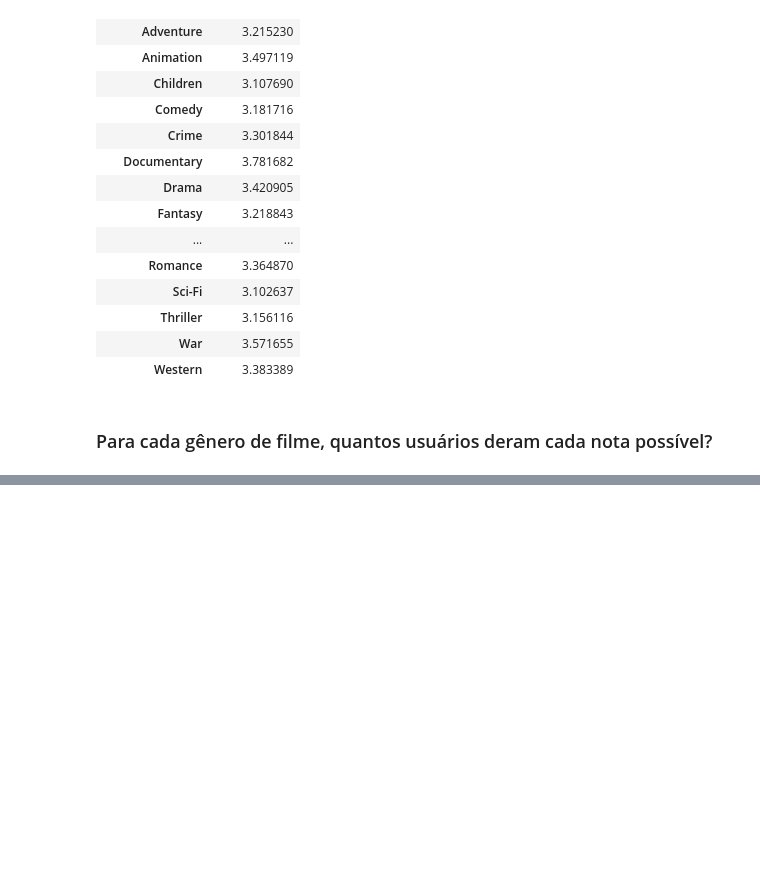
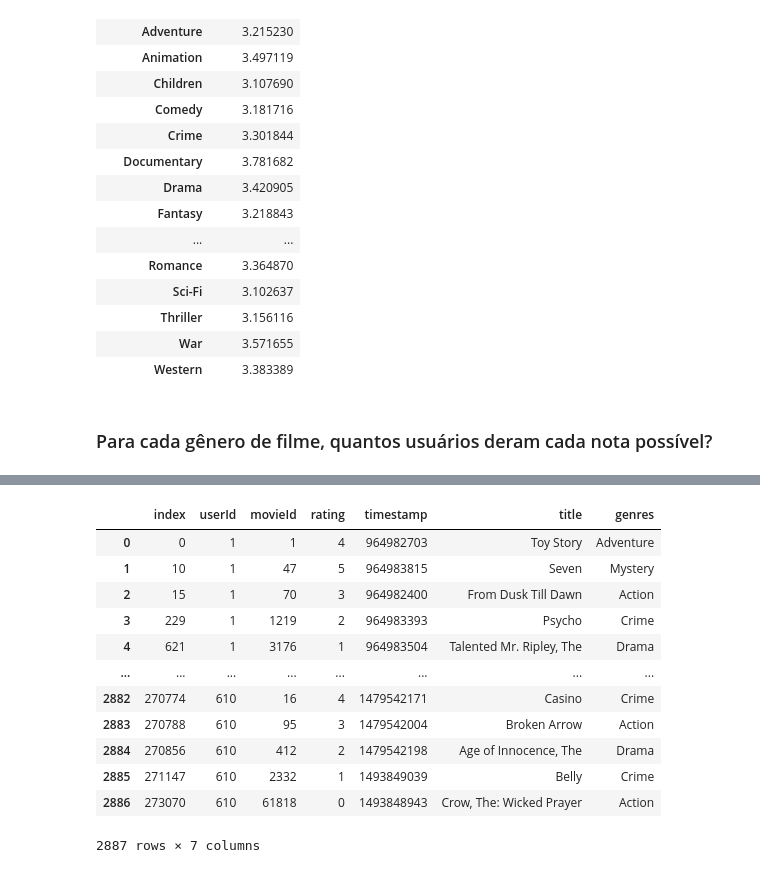
Before and after one commit to spoltiamanda/EDA_Movielens_Dataset, a Jupyter notebook: pipeline_movielens.ipynb, the cells around one changed output, grey strips where cells are left out. Cells and saved outputs as stored; diff of their text form; code cells hidden in the pictures; blank space fills up the shorter version.

```diff
--- a/pipeline_movielens.ipynb
+++ b/pipeline_movielens.ipynb
@@ -204,0 +188,19 @@ movies_ratings
+# %%
+df_aux["rating"]=df_aux["rating"].astype(int)
+df_aux = df_aux.drop_duplicates(subset=['userId', 'rating'])
+df_aux = df_aux.reset_index()
+df_aux
+# %% [output]
+|  | index | userId | movieId | rating | timestamp | title | genres |
+| 0 | 0 | 1 | 1 | 4 | 964982703 | Toy Story | Adventure |
+| 1 | 10 | 1 | 47 | 5 | 964983815 | Seven | Mystery |
+| 2 | 15 | 1 | 70 | 3 | 964982400 | From Dusk Till Dawn | Action |
+| 3 | 229 | 1 | 1219 | 2 | 964983393 | Psycho | Crime |
+| 4 | 621 | 1 | 3176 | 1 | 964983504 | Talented Mr. Ripley, The | Drama |
+| ... | ... | ... | ... | ... | ... | ... | ... |
+| 2882 | 270774 | 610 | 16 | 4 | 1479542171 | Casino | Crime |
+| 2883 | 270788 | 610 | 95 | 3 | 1479542004 | Broken Arrow | Action |
+| 2884 | 270856 | 610 | 412 | 2 | 1479542198 | Age of Innocence, The | Drama |
+| 2885 | 271147 | 610 | 2332 | 1 | 1493849039 | Belly | Crime |
+| 2886 | 273070 | 610 | 61818 | 0 | 1493848943 | Crow, The: Wicked Prayer | Action |
+2887 rows × 7 columns
```
Also changed, not shown: parts of 11 cells of this notebook.
